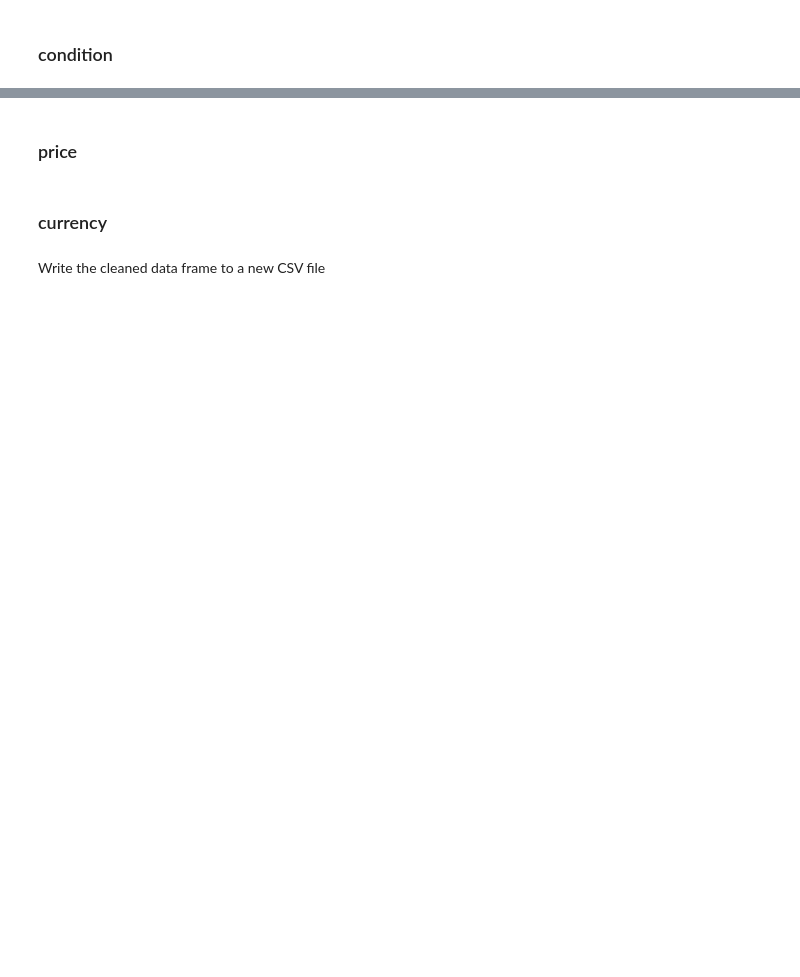
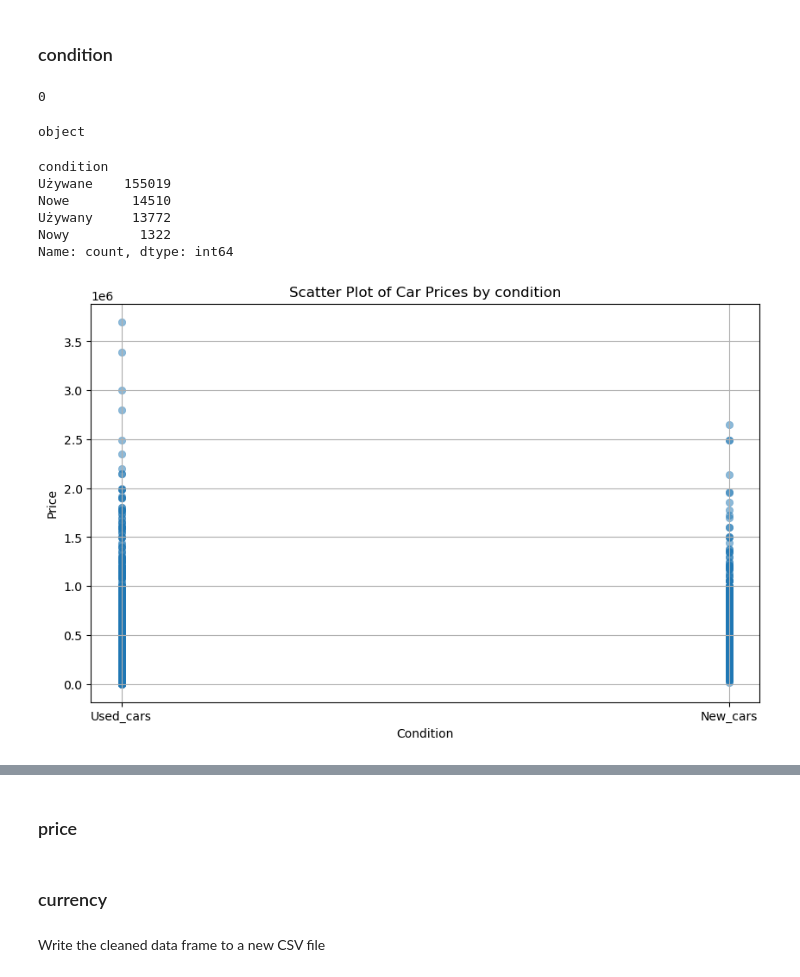
Before and after one commit to KarolinaSolarska/Predictive-Analytics-for-Car-Pricing, a Jupyter notebook: 2. Data cleaning.ipynb, the cells around one changed output, grey strips where cells are left out. Saved outputs shown, nothing was run; the diff lists cells and outputs as text; code cells hidden in the pictures; blank space fills up the shorter version.

Commit message:
Cleaned features: accident_free, condition

```diff
--- a/2. Data cleaning.ipynb
+++ b/2. Data cleaning.ipynb
@@ -594,6 +580,9 @@ Name: drive_type, dtype: object
-# %%
-# Drop the original drive_type column
-data = data.drop(columns=['drive_type'])
+# %%
+# Perform one-hot encoding
+data = pd.get_dummies(data, columns=['drive_type'])
+
+# Remove the prefix from the column names
+data.columns = data.columns.str.replace('drive_type_', '')
 # %%
 data.head()
 # %% [output]
@@ -884,2 +875,46 @@ data['accident_free'].isna().sum() / len(data) * 100
+# %%
+# Remove the 'model' column
+data = data.drop(columns=['accident_free'])
 # %% [markdown]
 ### condition
+# %%
+# Count the number of missing values
+data['condition'].isna().sum()
+# %% [output]
+0
+# %%
+type_condition = data['condition'].dtype
+print(type_condition)
+# %% [output]
+object
+# %%
+# Display unique values and their counts
+unique_condition = data['condition'].value_counts()
+
+unique_condition
+# %% [output]
+condition
+Używane    155019
+Nowe        14510
+Używany     13772
+Nowy         1322
+Name: count, dtype: int64
+# %%
+# First, translate the categories to English
+data['condition'] = data['condition'].replace({
+    'Używane': 'Used_cars',
+    'Nowe': 'New_cars',
+    'Używany': 'Used_cars',
+    'Nowy': 'New_cars'
+})
+# %%
+# Create the scatter plot
+plt.figure(figsize=(10, 6))
+sns.scatterplot(x='condition', y='price', data=data, alpha=0.5, edgecolor=None)
+plt.title('Scatter Plot of Car Prices by condition')
+plt.xlabel('Condition')
+plt.ylabel('Price')
+plt.grid(True)
+plt.show()
+# %% [output]
+[figure, added]
```
Also changed, not shown: parts of 7 cells of this notebook.
